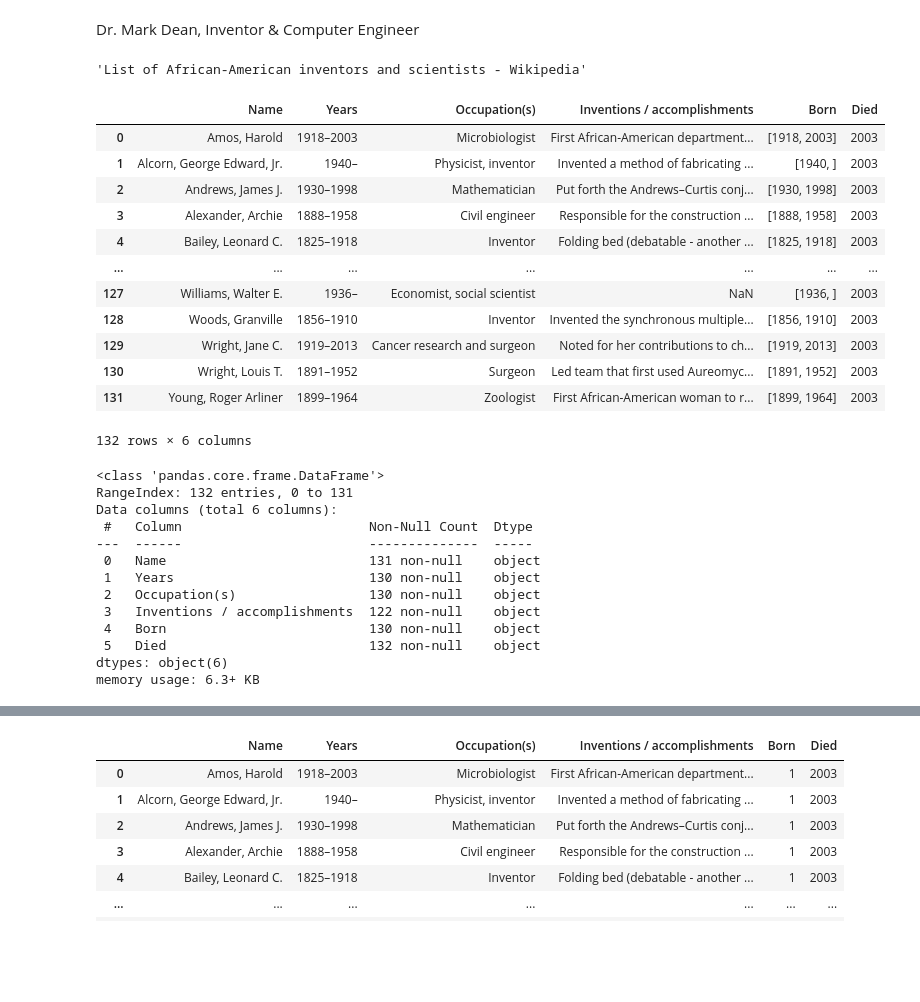
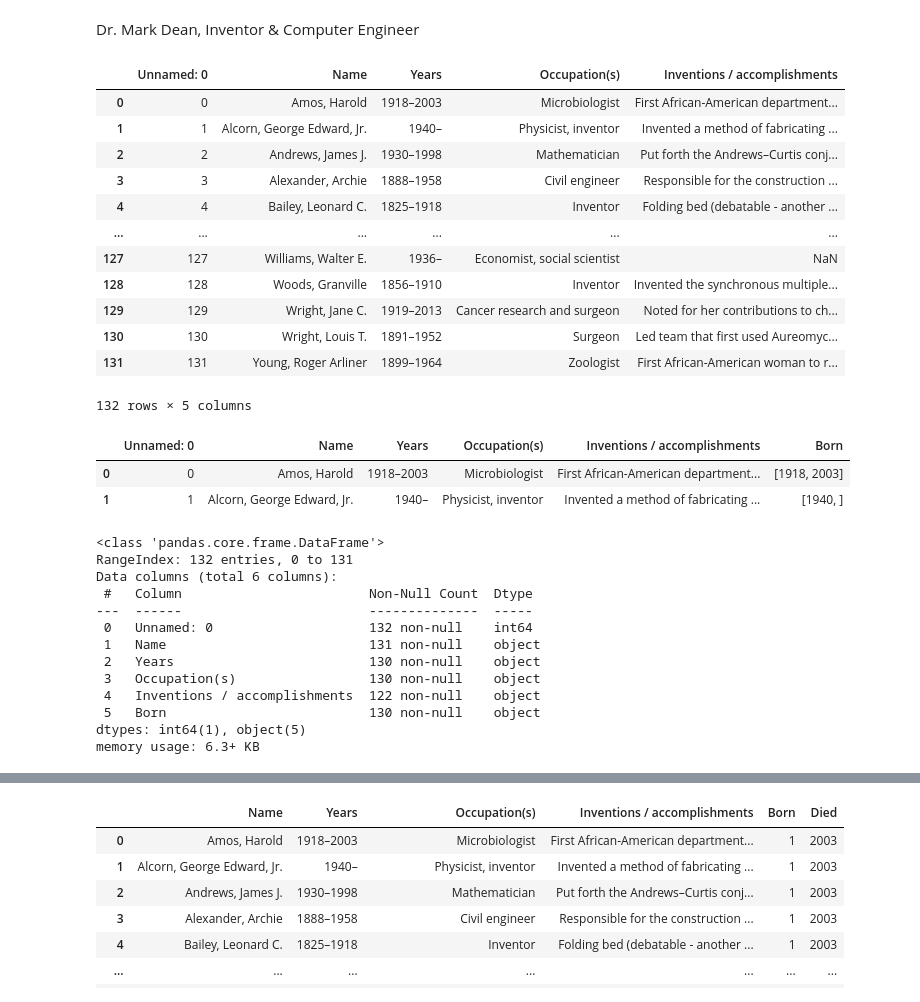
Before and after one commit to jasonrodneybrooks/BlackScientist-Inventors, a Jupyter notebook: KG_03_ScienceInventors.ipynb, the cells around one changed output, grey strips where cells are left out. Drawn from its saved outputs; the diff is of its cells as text; code cells hidden in the pictures; blank space fills up the shorter version.

```diff
--- a/KG_03_ScienceInventors.ipynb
+++ b/KG_03_ScienceInventors.ipynb
@@ -36,5 +36,3 @@ soup = bs(r.content)
 # %%
-soup.title.text
+# soup.title.text
-# %% [output]
-'List of African-American inventors and scientists - Wikipedia'
 # %%
@@ -45,17 +43,19 @@ phd.to_csv('ScientistInventor.csv')
 # %%
-# phd = phd.drop(columns = 'References')
-phd
+# phd =
+df = pd.read_csv('ScientistInventor.csv')
+df = df.drop(columns = 'References')
+df
 # %% [output]
-|  | Name | Years | Occupation(s) | Inventions / accomplishments | Born | Died |
-| 0 | Amos, Harold | 1918–2003 | Microbiologist | First African-American department... | [1918, 2003] | 2003 |
-| 1 | Alcorn, George Edward, Jr. | 1940– | Physicist, inventor | Invented a method of fabricating ... | [1940, ] | 2003 |
-| 2 | Andrews, James J. | 1930–1998 | Mathematician | Put forth the Andrews–Curtis conj... | [1930, 1998] | 2003 |
-| 3 | Alexander, Archie | 1888–1958 | Civil engineer | Responsible for the construction ... | [1888, 1958] | 2003 |
-| 4 | Bailey, Leonard C. | 1825–1918 | Inventor | Folding bed (debatable - another ... | [1825, 1918] | 2003 |
-| ... | ... | ... | ... | ... | ... | ... |
-| 127 | Williams, Walter E. | 1936– | Economist, social scientist | NaN | [1936, ] | 2003 |
-| 128 | Woods, Granville | 1856–1910 | Inventor | Invented the synchronous multiple... | [1856, 1910] | 2003 |
-| 129 | Wright, Jane C. | 1919–2013 | Cancer research and surgeon | Noted for her contributions to ch... | [1919, 2013] | 2003 |
-| 130 | Wright, Louis T. | 1891–1952 | Surgeon | Led team that first used Aureomyc... | [1891, 1952] | 2003 |
-| 131 | Young, Roger Arliner | 1899–1964 | Zoologist | First African-American woman to r... | [1899, 1964] | 2003 |
+|  | Unnamed: 0 | Name | Years | Occupation(s) | Inventions / accomplishments |
+| 0 | 0 | Amos, Harold | 1918–2003 | Microbiologist | First African-American department... |
+| 1 | 1 | Alcorn, George Edward, Jr. | 1940– | Physicist, inventor | Invented a method of fabricating ... |
+| 2 | 2 | Andrews, James J. | 1930–1998 | Mathematician | Put forth the Andrews–Curtis conj... |
+| 3 | 3 | Alexander, Archie | 1888–1958 | Civil engineer | Responsible for the construction ... |
+| 4 | 4 | Bailey, Leonard C. | 1825–1918 | Inventor | Folding bed (debatable - another ... |
+| ... | ... | ... | ... | ... | ... |
+| 127 | 127 | Williams, Walter E. | 1936– | Economist, social scientist | NaN |
+| 128 | 128 | Woods, Granville | 1856–1910 | Inventor | Invented the synchronous multiple... |
+| 129 | 129 | Wright, Jane C. | 1919–2013 | Cancer research and surgeon | Noted for her contributions to ch... |
+| 130 | 130 | Wright, Louis T. | 1891–1952 | Surgeon | Led team that first used Aureomyc... |
+| 131 | 131 | Young, Roger Arliner | 1899–1964 | Zoologist | First African-American woman to r... |
-132 rows × 6 columns
+132 rows × 5 columns
@@ -61,0 +67,6 @@ phd
+# %%
+df.head(2)
+# %% [output]
+|  | Unnamed: 0 | Name | Years | Occupation(s) | Inventions / accomplishments | Born |
+| 0 | 0 | Amos, Harold | 1918–2003 | Microbiologist | First African-American department... | [1918, 2003] |
+| 1 | 1 | Alcorn, George Edward, Jr. | 1940– | Physicist, inventor | Invented a method of fabricating ... | [1940, ] |
@@ -68,19 +89,19 @@ phd['Died'] = phd['Years'].str.split("–")[0][1]
 # phd['Years'].str.split("–") for word in
 # %%
 # phd['Born'] =
-phd.info()
+df.info()
 # %% [output]
 <class 'pandas.core.frame.DataFrame'>
 RangeIndex: 132 entries, 0 to 131
 Data columns (total 6 columns):
  #   Column                        Non-Null Count  Dtype
 ---  ------                        --------------  -----
- 0   Name                          131 non-null    object
- 1   Years                         130 non-null    object
- 2   Occupation(s)                 130 non-null    object
- 3   Inventions / accomplishments  122 non-null    object
- 4   Born                          130 non-null    object
- 5   Died                          132 non-null    object
-dtypes: object(6)
+ 0   Unnamed: 0                    132 non-null    int64
+ 1   Name                          131 non-null    object
+ 2   Years                         130 non-null    object
+ 3   Occupation(s)                 130 non-null    object
+ 4   Inventions / accomplishments  122 non-null    object
+ 5   Born                          130 non-null    object
+dtypes: int64(1), object(5)
 memory usage: 6.3+ KB
 # %%
```
Also changed, not shown: parts of 8 cells of this notebook.
